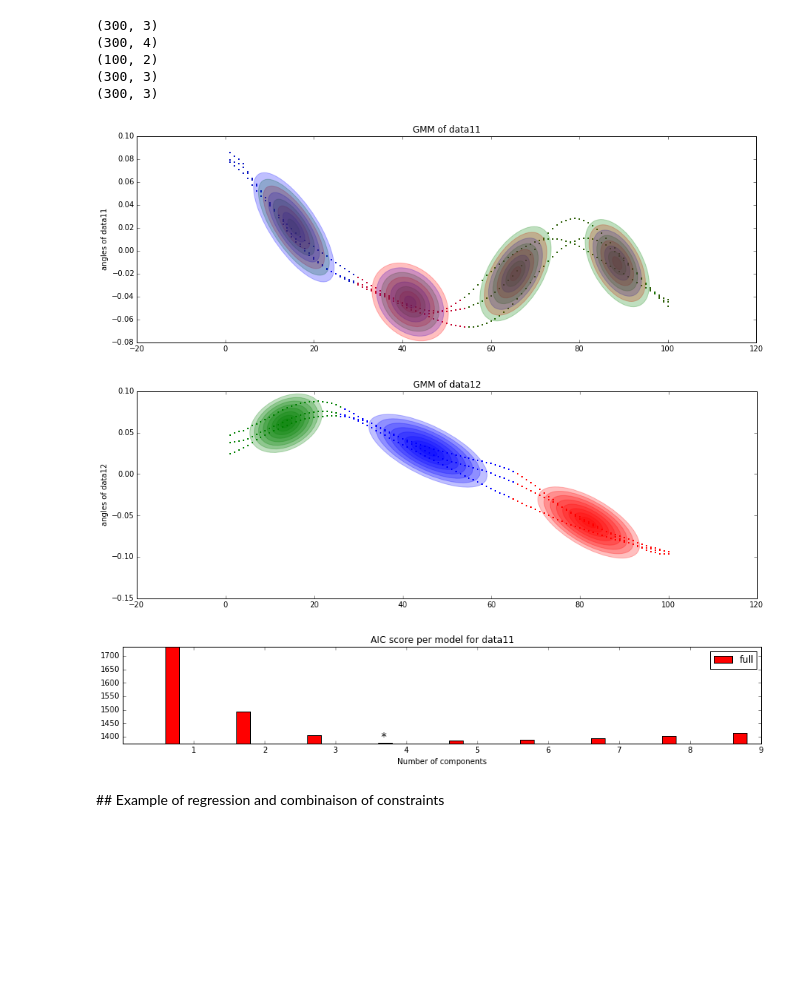
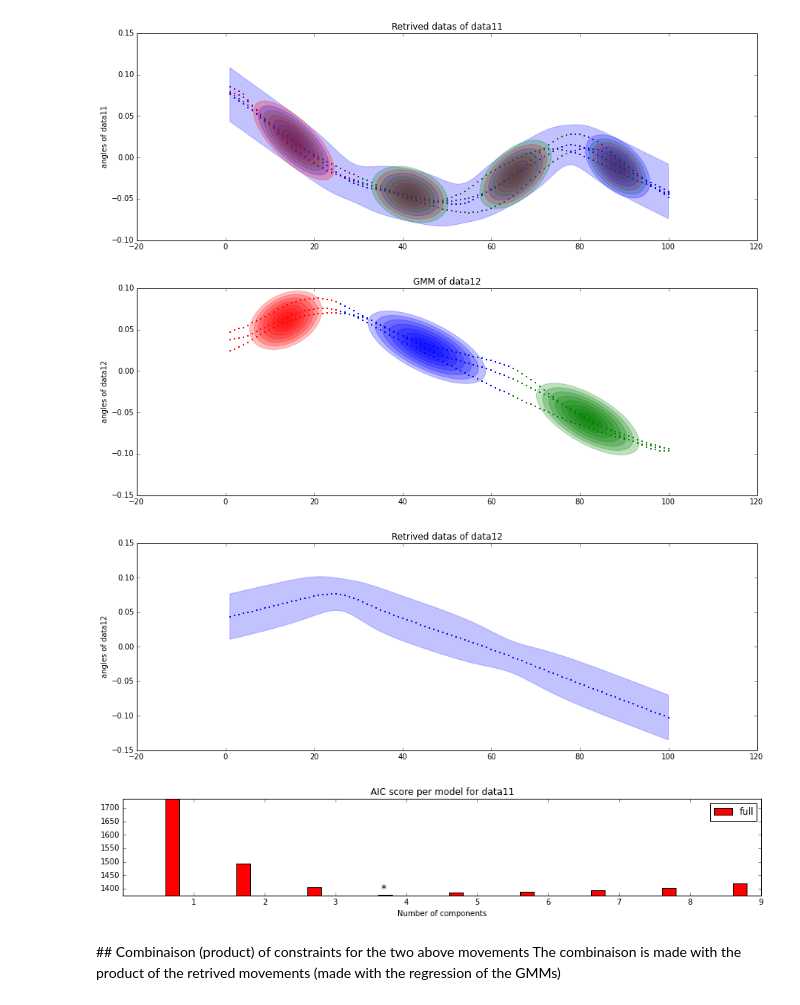
Before and after one commit to show0k/gmm-lbd, a Jupyter notebook: notebooks/calinon_tests.ipynb, the cells around one changed output. Saved outputs shown, nothing was run; the diff lists cells and outputs as text; code cells hidden in the pictures; blank space fills up the shorter version.

```diff
--- a/notebooks/calinon_tests.ipynb
+++ b/notebooks/calinon_tests.ipynb
@@ -18,39 +18,36 @@ from gmm_lbd.operations import prod, seq
 %matplotlib inline
 # %%
 # datas taken from calinon matlab code GMM-GMR-v2
-data1 = loadmat('records/data1.mat')['Data'].transpose( )
-print data1.shape
+data1 = loadmat('records/data1.mat')['Data'].transpose()
 data2_a = loadmat('records/data2_a.mat')['Data'].transpose()
-print data2_a.shape
 data2_b = loadmat('records/data2_b.mat')['queryData'].transpose()
-print data2_b.shape
 data3_a = loadmat('records/data3_a.mat')['Data1'].transpose()
-print data3_a.shape
 data3_b = loadmat('records/data3_b.mat')['Data2'].transpose()
-print data3_b.shape
-# %% [output]
-(300, 3)
-(300, 4)
-(100, 2)
-(300, 3)
-(300, 3)
 # %%
 manager = GmmManager(n_components_range=range(1,10))
+x = np.linspace(min(data1[:,0]), max(data1[:,0]), 500)
+
 manager.add_dataset(data1[:,[0,1]],name='data11')
 #manager.add_dataset(data1,name='data11')
 
 manager.add_dataset(data1[:,[0,2]],name='data12')
 
-manager.plot_ellipses_and_samples('data11')
+ax =manager.plot_ellipses_and_samples('data11')
+manager.plot_regression('data11', ax)
 
-manager.plot_ellipses_and_samples('data12')
+
+ax2 = manager.plot_ellipses_and_samples('data12')
+manager.plot_regression('data12')
+
 manager.plot_bics('data11')
 # %% [output]
-[figure, old version]
+[figure, new version]
-[figure, old version]
+[figure, new version]
-[figure, old version]
+[figure, new version]
+[figure, added]
-# %% [markdown]
-## Example of regression and combinaison of constraints
+# %% [markdown]
+## Combinaison (product) of constraints for the two above movements
+The combinaison is made with the product of the retrived movements (made with the regression of the GMMs)
 # %%
 X = manager.datasets['data11']
 gmm1, gmm2 = manager.gmms['data11'], manager.gmms['data12']
```
Also changed, not shown: parts of 18 cells of this notebook, 5 other files.
